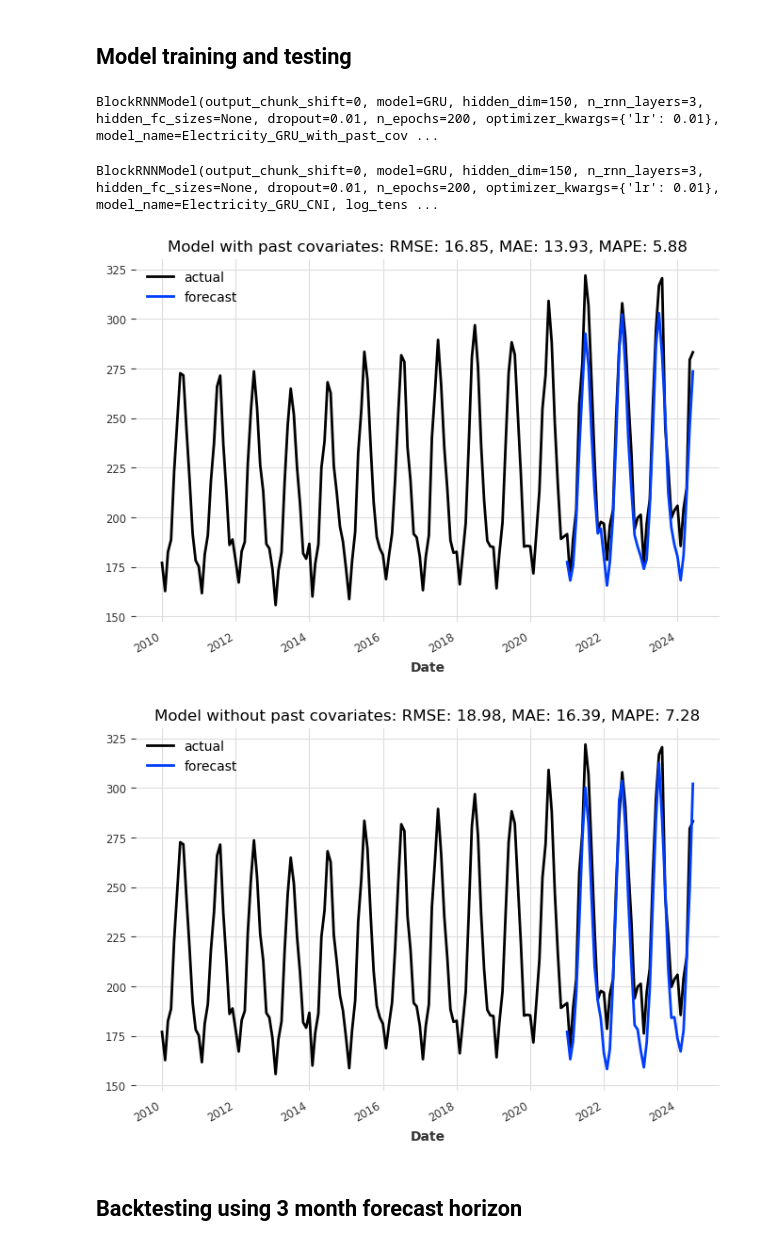
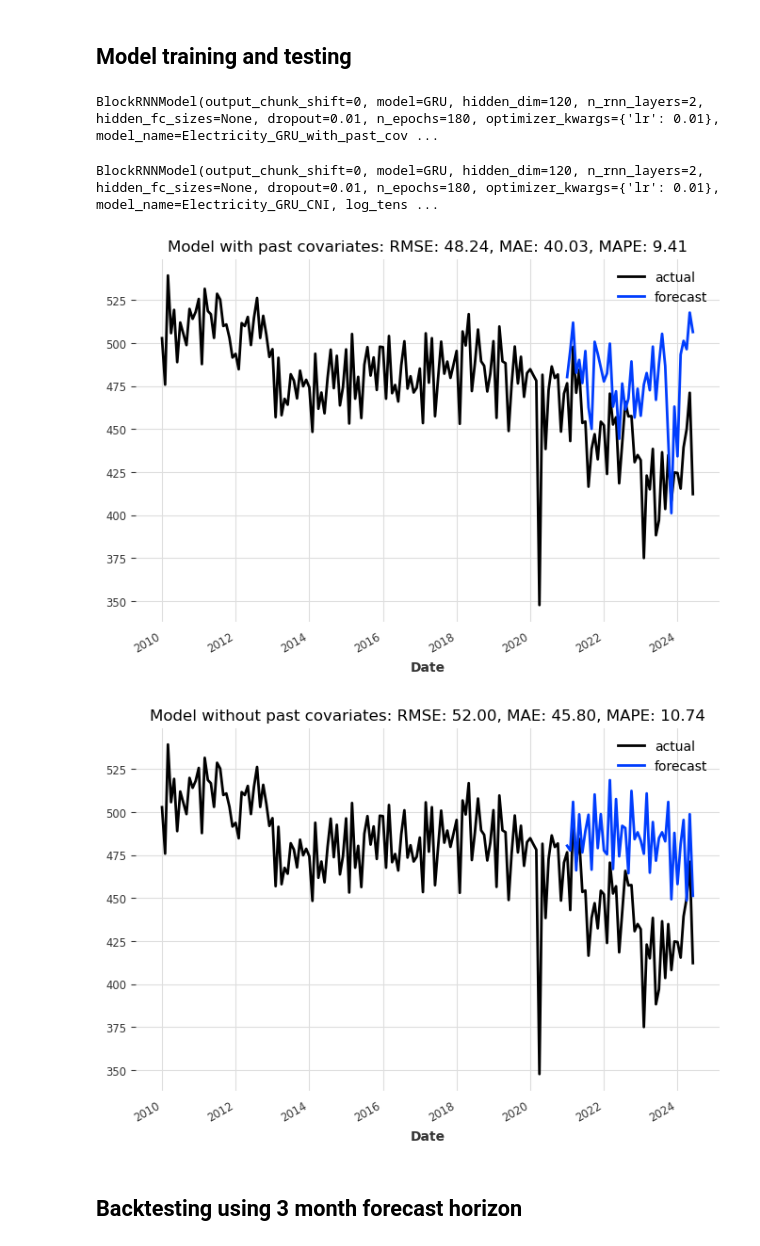
Before and after one commit to TheVeryCoolJackson/COMPSCI760-Electricity-Timeseries, a Jupyter notebook: RNN_test/business/RNN_CNI_bus.ipynb, the cells around one changed output. Drawn from its saved outputs; the diff is of its cells as text; code cells hidden in the pictures.

```diff
--- a/RNN_test/business/RNN_CNI_bus.ipynb
+++ b/RNN_test/business/RNN_CNI_bus.ipynb
@@ -10,8 +10,7 @@ from darts import TimeSeries
 # %% [markdown]
 ## Read data
 # %%
-electricity_consumption = pd.read_csv("../AnalysisAndPreprocessing/ProcessedData/Electricity-ResBusClimateCNI.csv")
-electricity_consumption.drop(['Period start', 'Import values', 'Export values'], axis=1, inplace=True)
+electricity_consumption = pd.read_csv("../../AnalysisAndPreprocessing/ProcessedData/Electricity-ResBusClimateCNI.csv")
 electricity_consumption
 # %% [output]
 |  | Date | Total Rainfall Mm | Mean Air Temperature in Celsius | Mean Vapour Pressure Hpa | Mean Wind Speed M/Sec | ... |
@@ -64,8 +63,8 @@ scaler = MinMaxScaler(feature_range=(0, 1))
 transformer = Scaler(scaler)
 transformer_target = Scaler(scaler)
 
-train_target_og = train['Est. Total consumption (GWh)']
-val_target_og = val['Est. Total consumption (GWh)']
+train_target_og = train['Selected business demand (GWh)']
+val_target_og = val['Selected business demand (GWh)']
 train_target = transformer_target.fit_transform(train_target_og)
 val_target = transformer_target.transform(val_target_og)
 
@@ -74,8 +73,8 @@ val_transformed = transformer.transform(val)
 series_transformed = transformer.transform(ts)
 
 #split past covariates
-train_past_cov = train_transformed[[ 'Mean Air Temperature in Celsius']]
-val_past_cov = val_transformed[['Days Of Wind Gust >= 24 Knots in Day', 'Mean Air Temperature in Celsius', 'Mean Vapour Pressure Hpa']]
+train_past_cov = train_transformed[[ 'Export prices', 'Export values']]
+val_past_cov = val_transformed[['Export prices', 'Export values']]
 
 # replace missing value with the mean of column
 train_past_cov = train_past_cov.pd_dataframe()
@@ -101,9 +100,9 @@ logging.disable(logging.CRITICAL)
 # with past covariates
 model_gru = BlockRNNModel(
     model="GRU",
-    n_rnn_layers=3,
-    hidden_dim=150,
-    n_epochs=200,
+    n_rnn_layers=2,
+    hidden_dim=120,
+    n_epochs=180,
     dropout=0.01,
     optimizer_kwargs={"lr": 1e-2},
     model_name="Electricity_GRU_with_past_cov_CNI",
@@ -119,14 +118,14 @@ model_gru.fit(train_target,
    past_covariates = train_past_cov,
     verbose=False)
 # %% [output]
-BlockRNNModel(output_chunk_shift=0, model=GRU, hidden_dim=150, n_rnn_layers=3, hidden_fc_sizes=None, dropout=0.01, n_epochs=200, optimizer_kwargs={'lr': 0.01}, model_name=Electricity_GRU_with_past_cov ...
+BlockRNNModel(output_chunk_shift=0, model=GRU, hidden_dim=120, n_rnn_layers=2, hidden_fc_sizes=None, dropout=0.01, n_epochs=180, optimizer_kwargs={'lr': 0.01}, model_name=Electricity_GRU_with_past_cov ...
 # %%
 # without past covariates
 model_gru_no_past_cov = BlockRNNModel(
     model="GRU",
-    n_rnn_layers=3,
-    hidden_dim=150,
-    n_epochs=200,
+    n_rnn_layers=2,
+    hidden_dim=120,
+    n_epochs=180,
     dropout=0.01,
     optimizer_kwargs={"lr": 1e-2},
     model_name="Electricity_GRU_CNI",
@@ -142,28 +141,28 @@ model_gru_no_past_cov = BlockRNNModel(
 model_gru_no_past_cov.fit(train_target,
     verbose=False)
 # %% [output]
-BlockRNNModel(output_chunk_shift=0, model=GRU, hidden_dim=150, n_rnn_layers=3, hidden_fc_sizes=None, dropout=0.01, n_epochs=200, optimizer_kwargs={'lr': 0.01}, model_name=Electricity_GRU_CNI, log_tens ...
+BlockRNNModel(output_chunk_shift=0, model=GRU, hidden_dim=120, n_rnn_layers=2, hidden_fc_sizes=None, dropout=0.01, n_epochs=180, optimizer_kwargs={'lr': 0.01}, model_name=Electricity_GRU_CNI, log_tens ...
 # %%
 def eval_model(model):
     pred_series = model.predict(n=42)
     plt.figure(figsize=(8, 5))
     pred_series_reversed = transformer_target.inverse_transform(pred_series)
-    ts['Est. Total consumption (GWh)'].plot(label="actual")
-    pred_series_reversed['Est. Total consumption (GWh)'].plot(label="forecast")
+    ts['Selected business demand (GWh)'].plot(label="actual")
+    pred_series_reversed['Selected business demand (GWh)'].plot(label="forecast")
     if model.model_name.find("past_cov") != -1:
         plt.title("Model with past covariates: RMSE: {:.2f}, MAE: {:.2f}, MAPE: {:.2f}".format(rmse(val_target_og, pred_series_reversed), mae(val_target_og, pred_series_reversed), mape(val_target_og, pred_series_reversed)))
         plt.legend()
         return pred_series
     else:
         plt.title("Model without past covariates: RMSE: {:.2f}, MAE: {:.2f}, MAPE: {:.2f}".format(rmse(val_target_og, pred_series_reversed), mae(val_target_og, pred_series_reversed), mape(val_target_og, pred_series_reversed)))
         plt.legend()
         return pred_series
 
 pred_series_transformed = eval_model(model_gru)
 pred_series_transformed_no_past_cov = eval_model(model_gru_no_past_cov)
 # %% [output]
-[figure, old version]
+[figure, new version]
-[figure, old version]
+[figure, new version]
 # %% [markdown]
 ## Backtesting using 3 month forecast horizon
 # %%
```
Also changed, not shown: parts of 1 cell of this notebook, 1 other file.
